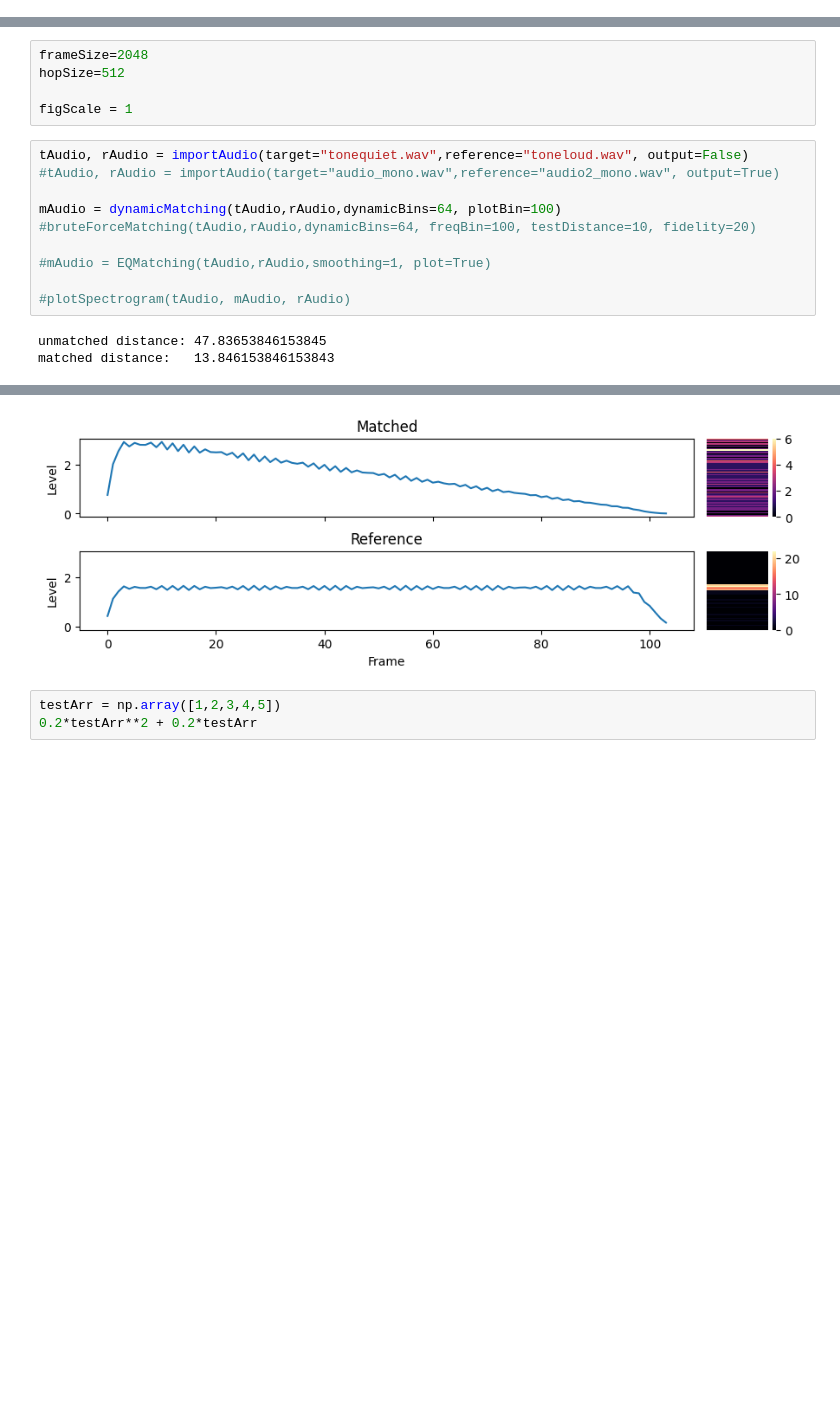
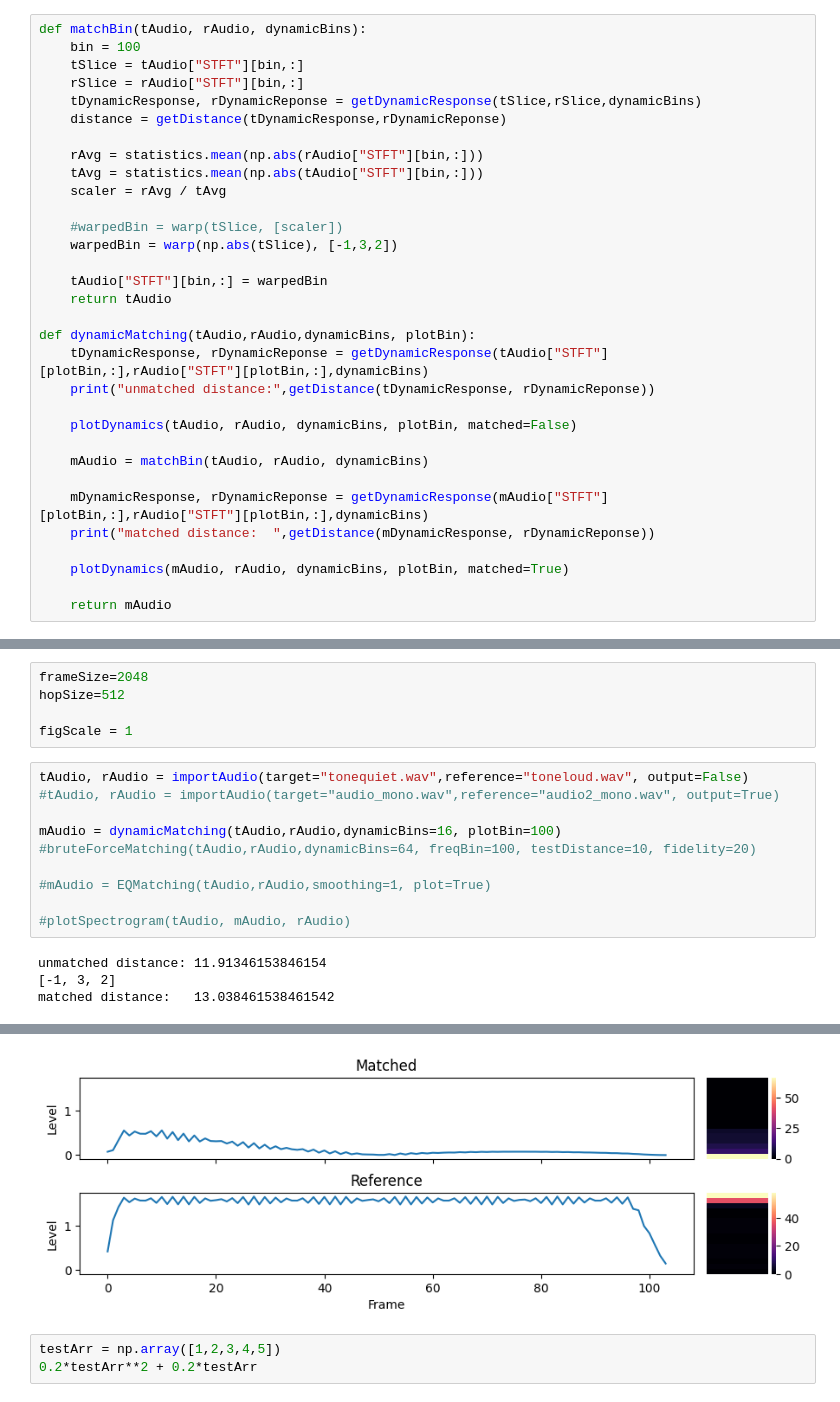
Before and after one commit to Mrozinskikj/MSci-Project, a Jupyter notebook: Matching.ipynb, the cells around one changed output, grey strips where cells are left out. Cells and saved outputs as stored; diff of their text form; blank space fills up the shorter version.

```diff
--- a/Matching.ipynb
+++ b/Matching.ipynb
@@ -222,3 +200,35 @@ def dynamicMatching(tAudio,rAudio,dynamicBins, plotBin):
+# %%
+def matchBin(tAudio, rAudio, dynamicBins):
+    bin = 100
+    tSlice = tAudio["STFT"][bin,:]
+    rSlice = rAudio["STFT"][bin,:]
+    tDynamicResponse, rDynamicReponse = getDynamicResponse(tSlice,rSlice,dynamicBins)
+    distance = getDistance(tDynamicResponse,rDynamicReponse)
+
+    rAvg = statistics.mean(np.abs(rAudio["STFT"][bin,:]))
+    tAvg = statistics.mean(np.abs(tAudio["STFT"][bin,:]))
+    scaler = rAvg / tAvg
+
+    #warpedBin = warp(tSlice, [scaler])
+    warpedBin = warp(np.abs(tSlice), [-1,3,2])
+
+    tAudio["STFT"][bin,:] = warpedBin
+    return tAudio
+
+def dynamicMatching(tAudio,rAudio,dynamicBins, plotBin):
+    tDynamicResponse, rDynamicReponse = getDynamicResponse(tAudio["STFT"][plotBin,:],rAudio["STFT"][plotBin,:],dynamicBins)
+    print("unmatched distance:",getDistance(tDynamicResponse, rDynamicReponse))
+
+    plotDynamics(tAudio, rAudio, dynamicBins, plotBin, matched=False)
+
+    mAudio = matchBin(tAudio, rAudio, dynamicBins)
+
+    mDynamicResponse, rDynamicReponse = getDynamicResponse(mAudio["STFT"][plotBin,:],rAudio["STFT"][plotBin,:],dynamicBins)
+    print("matched distance:  ",getDistance(mDynamicResponse, rDynamicReponse))
+
+    plotDynamics(mAudio, rAudio, dynamicBins, plotBin, matched=True)
+
+    return mAudio
 # %%
 def bruteForceMatching(tAudio,rAudio,dynamicBins,freqBin, testDistance, fidelity):
     multipliersUp = np.linspace(1,testDistance,fidelity)
@@ -250,12 +260,13 @@ figScale = 1
 tAudio, rAudio = importAudio(target="tonequiet.wav",reference="toneloud.wav", output=False)
 #tAudio, rAudio = importAudio(target="audio_mono.wav",reference="audio2_mono.wav", output=True)
 
-mAudio = dynamicMatching(tAudio,rAudio,dynamicBins=64, plotBin=100)
+mAudio = dynamicMatching(tAudio,rAudio,dynamicBins=16, plotBin=100)
 #bruteForceMatching(tAudio,rAudio,dynamicBins=64, freqBin=100, testDistance=10, fidelity=20)
 
 #mAudio = EQMatching(tAudio,rAudio,smoothing=1, plot=True)
 
 #plotSpectrogram(tAudio, mAudio, rAudio)
 # %% [output]
-unmatched distance: 47.83653846153845
-matched distance:   13.846153846153843
+unmatched distance: 11.91346153846154
+[-1, 3, 2]
+matched distance:   13.038461538461542
@@ -263,4 +274,4 @@ matched distance:   13.846153846153843
-[figure, old version]
+[figure, new version]
 # %%
 testArr = np.array([1,2,3,4,5])
 0.2*testArr**2 + 0.2*testArr
```
Also changed, not shown: parts of 3 cells of this notebook.
